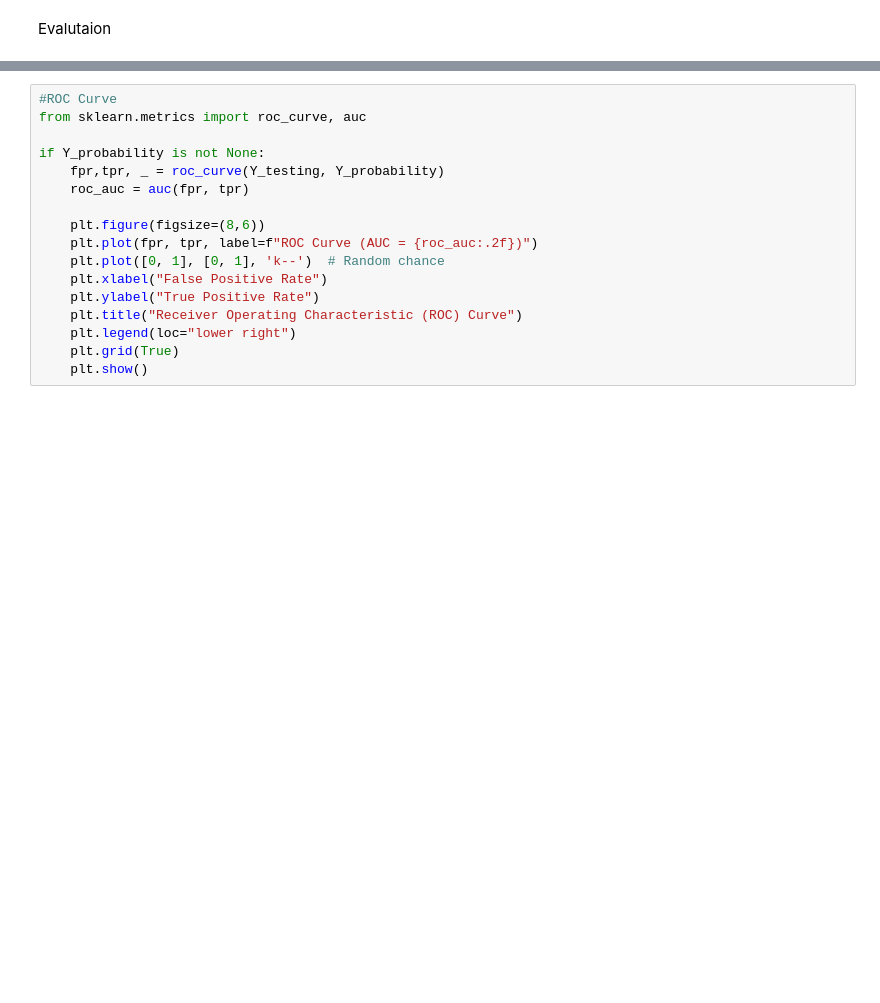
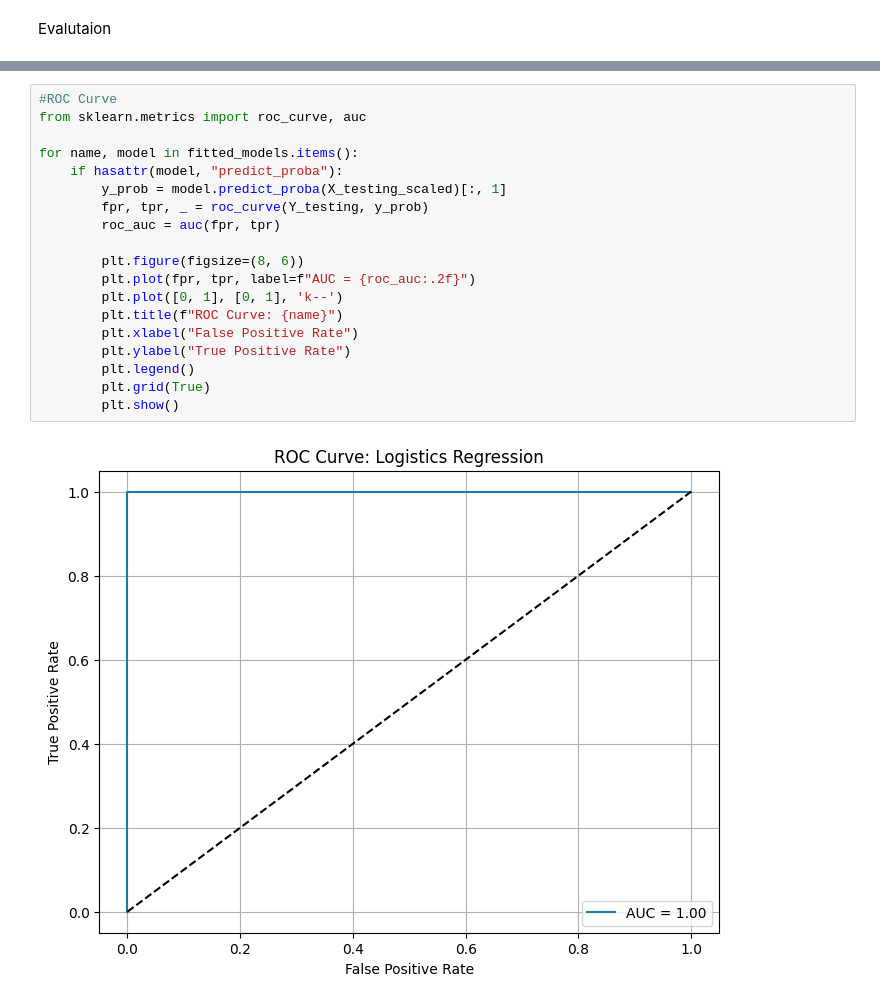
Before and after one commit to chelyn2008/Cervical-Cancer-bioh8ckers, a Jupyter notebook: prediction_model.ipynb, the cells around one changed output, grey strips where cells are left out. Drawn from its saved outputs; the diff is of its cells as text; blank space fills up the shorter version.

```diff
--- a/prediction_model.ipynb
+++ b/prediction_model.ipynb
@@ -76,17 +107,21 @@ sns.heatmap(
 # %%
 #ROC Curve
 from sklearn.metrics import roc_curve, auc
 
-if Y_probability is not None:
-    fpr,tpr, _ = roc_curve(Y_testing, Y_probability)
-    roc_auc = auc(fpr, tpr)
+for name, model in fitted_models.items():
+    if hasattr(model, "predict_proba"):
+        y_prob = model.predict_proba(X_testing_scaled)[:, 1]
+        fpr, tpr, _ = roc_curve(Y_testing, y_prob)
+        roc_auc = auc(fpr, tpr)
 
-    plt.figure(figsize=(8,6))
-    plt.plot(fpr, tpr, label=f"ROC Curve (AUC = {roc_auc:.2f})")
-    plt.plot([0, 1], [0, 1], 'k--')  # Random chance
-    plt.xlabel("False Positive Rate")
-    plt.ylabel("True Positive Rate")
-    plt.title("Receiver Operating Characteristic (ROC) Curve")
-    plt.legend(loc="lower right")
-    plt.grid(True)
-    plt.show()
+        plt.figure(figsize=(8, 6))
+        plt.plot(fpr, tpr, label=f"AUC = {roc_auc:.2f}")
+        plt.plot([0, 1], [0, 1], 'k--')
+        plt.title(f"ROC Curve: {name}")
+        plt.xlabel("False Positive Rate")
+        plt.ylabel("True Positive Rate")
+        plt.legend()
+        plt.grid(True)
+        plt.show()
+# %% [output]
+[figure, added]
```
Also changed, not shown: parts of 6 cells of this notebook, 1 other file.
